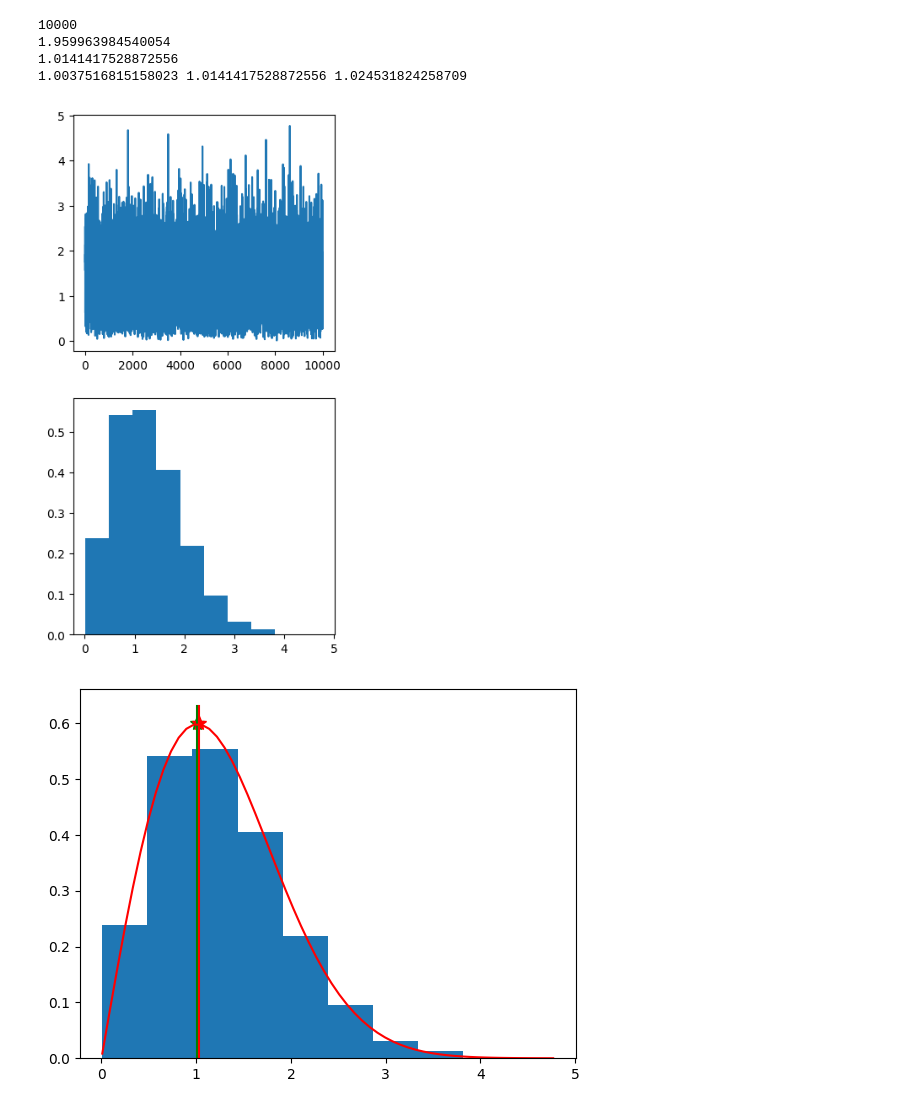
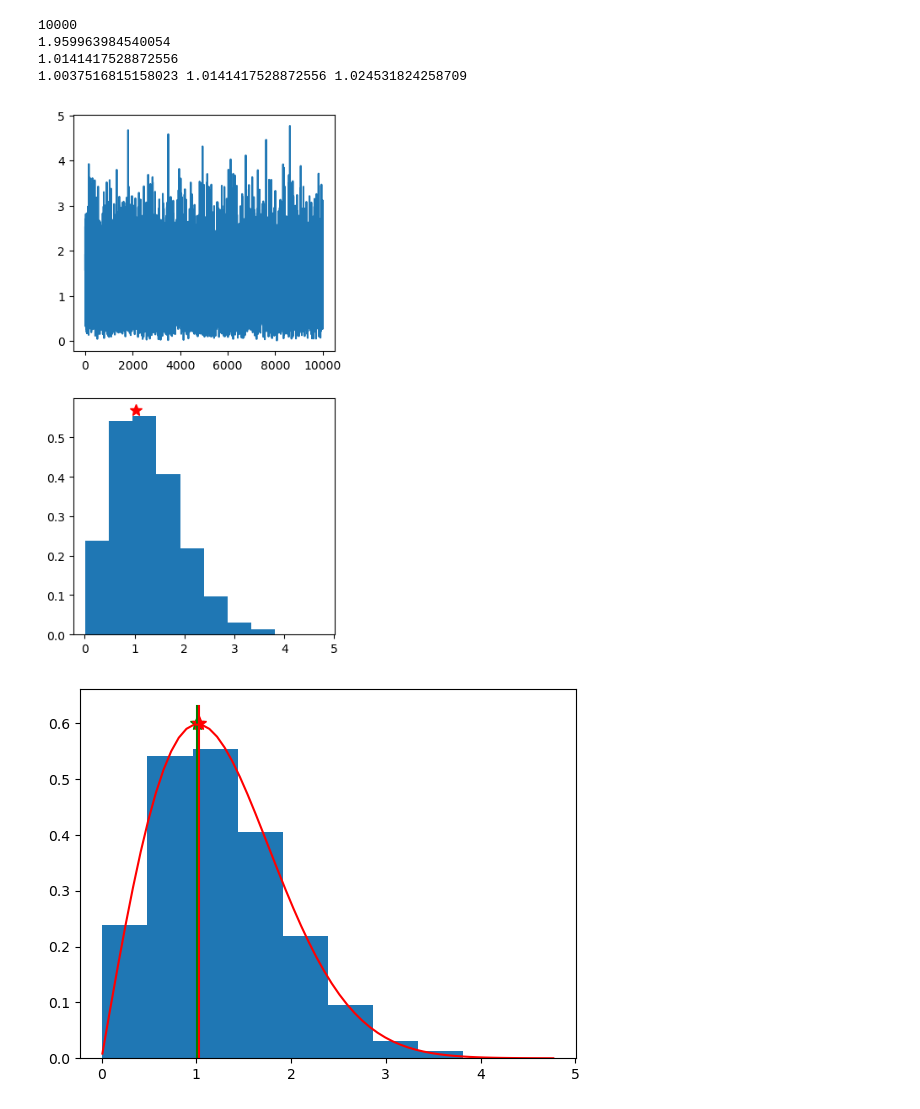
Before and after one commit to f-r00t/SF1900, a Jupyter notebook: Lab.ipynb, the cells around one changed output. Cells and saved outputs as stored; diff of their text form; code cells hidden in the pictures.

```diff
--- a/Lab.ipynb
+++ b/Lab.ipynb
@@ -84,33 +84,34 @@ plt.show()
 # %%
 ## Problem 3: Konfidensintervall for Rayleighfordelning
 # Ladda data.
 y = np.loadtxt('wave_data.txt')
 # Plotta en bit av signalen samt histogrammet.
 print(len(y))
 est1 = np.sqrt(np.sum(y**2) / (2*len(y))) # Skriv din ML-skattning här
 est = np.mean(y) * np.sqrt(2/np.pi)# Skriv din MK-skattning här
 alpha2 = 0.05
 critvalue = stats.norm.ppf(1 - alpha / 2)
 print(critvalue)
 print(est)
 #1.96 för α = 0.025, 95% (1-2*α) CI
 lower_bound = est - critvalue*est*np.sqrt((4-np.pi)/(np.pi*len(y)))
 upper_bound = est + critvalue*est*np.sqrt((4-np.pi)/(np.pi*len(y)))
 print(lower_bound, est, upper_bound)
 
 plt.figure(figsize=(4, 8))
 plt.subplot(2, 1, 1)
 plt.plot(y)
 
 plt.subplot(2, 1, 2)
 plt.hist(y, density=True)
+plt.plot(est1, 0.57, 'r*', markersize=10)
 plt.show()
 # %% [output]
 10000
 1.959963984540054
 1.0141417528872556
 1.0037516815158023 1.0141417528872556 1.024531824258709
-[figure, old version]
+[figure, new version]
 # %%
 ## Problem 3: Konfidensintervall (forts.)
 # Plotta histogrammet och skattningen.
```
Also changed, not shown: parts of 8 cells of this notebook.
